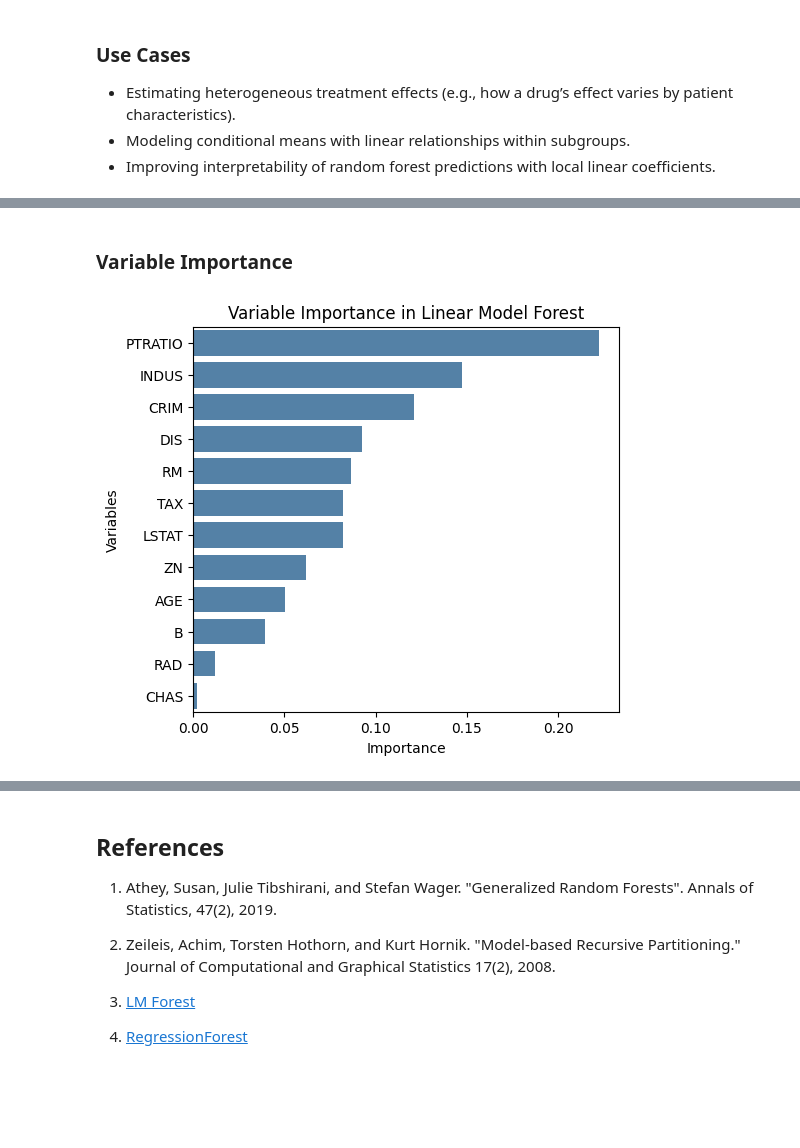
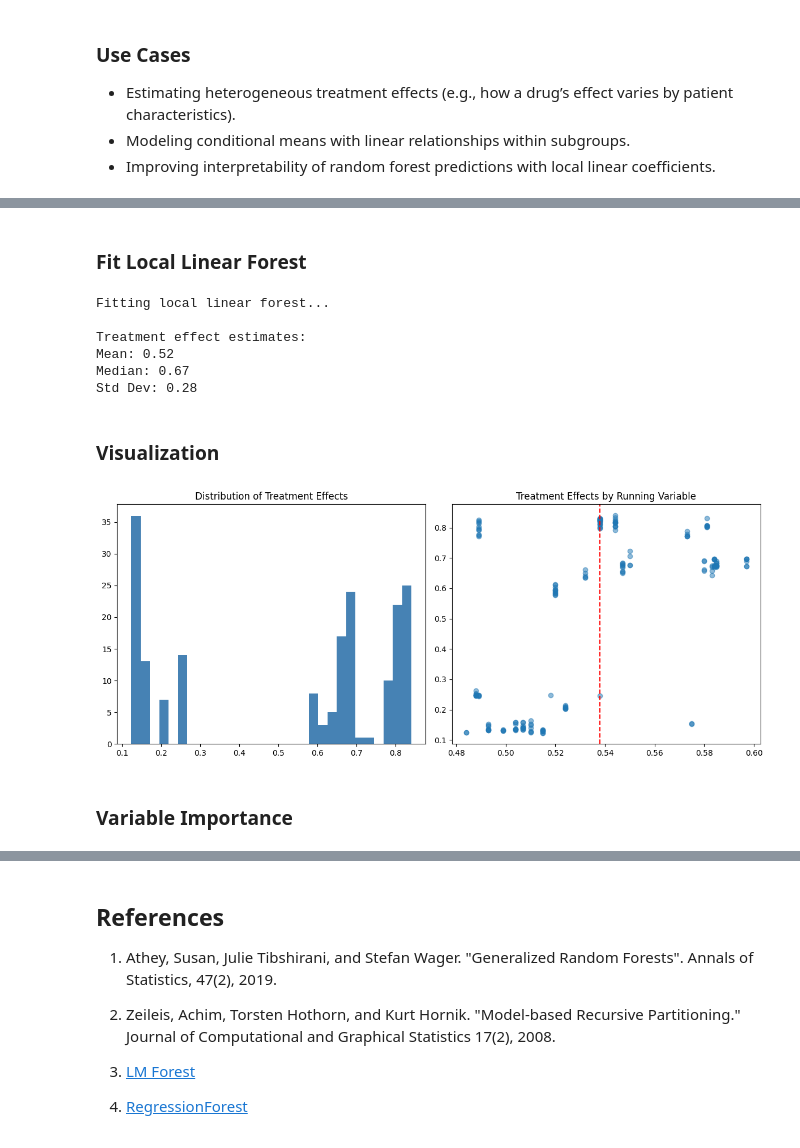
Before and after one commit to zia207/python-colab, a Jupyter notebook: NoteBook/Machine_Learning/Tree_based/03-01-02-08-06-tree-based-models-bagging-grf-linear-model-forest-python.ipynb, the cells around one changed output, grey strips where cells are left out. Saved outputs shown, nothing was run; the diff lists cells and outputs as text; code cells hidden in the pictures; blank space fills up the shorter version.

```diff
--- a/NoteBook/Machine_Learning/Tree_based/03-01-02-08-06-tree-based-models-bagging-grf-linear-model-forest-python.ipynb
+++ b/NoteBook/Machine_Learning/Tree_based/03-01-02-08-06-tree-based-models-bagging-grf-linear-model-forest-python.ipynb
@@ -411,0 +146,15 @@ plt.show()
+# %%
+# Triangular kernel weights
+def triangular_kernel(Z, cutoff, bandwidth):
+    u = (Z - cutoff) / bandwidth
+    return (1 - np.abs(u)) * (np.abs(u) <= 1)
+
+sample_weights = triangular_kernel(Z, cutoff, bandwidth)
+
+# Subset data
+subset = sample_weights > 0
+X_sub = X[subset]
+Y_sub = Y[subset]
+W_sub = W[subset]
+Z_sub = Z[subset]
+weights_sub = sample_weights[subset]
@@ -412,19 +187,42 @@ plt.show()
+# %% [markdown]
+### Fit Local Linear Forest
+# %%
+# Fit the model
+print("Fitting local linear forest...")
+lmf = LocalLinearForest(n_estimators=1000, min_samples_leaf=10)
+lmf.fit(X_sub, Y_sub, W_sub, Z_sub, sample_weights=weights_sub)
+
+# Get treatment effects
+tau_hat = lmf.predict_tau(X_sub)
+
+# Results analysis
+print("\nTreatment effect estimates:")
+print(f"Mean: {np.mean(tau_hat):.2f}")
+print(f"Median: {np.median(tau_hat):.2f}")
+print(f"Std Dev: {np.std(tau_hat):.2f}")
+# %% [output]
+Fitting local linear forest...
+
+Treatment effect estimates:
+Mean: 0.52
+Median: 0.67
+Std Dev: 0.28
+# %% [markdown]
+### Visualization
+# %%
+# Visualization
+plt.figure(figsize=(12, 5))
+plt.subplot(1, 2, 1)
+plt.hist(tau_hat, bins=30, color='steelblue')
+plt.title("Distribution of Treatment Effects")
+
+plt.subplot(1, 2, 2)
+plt.scatter(Z_sub, tau_hat, alpha=0.5)
+plt.axvline(cutoff, color='red', linestyle='--')
+plt.title("Treatment Effects by Running Variable")
+plt.tight_layout()
+plt.show()
+# %% [output]
+[figure, added]
 # %% [markdown]
 ### Variable Importance
-# %%
-# Variable Importance
-importance = np.array(grf.variable_importance(lmf))
-importance_df = pd.DataFrame({
-    'Variable': X.columns,
-    'Importance': importance.flatten()
-}).sort_values('Importance', ascending=False)
-
-# Plot variable importance
-plt.figure(figsize=(5.5, 5))
-sns.barplot(x='Importance', y='Variable', data=importance_df, color='steelblue')
-plt.title("Variable Importance in Linear Model Forest")
-plt.xlabel("Importance")
-plt.ylabel("Variables")
-plt.show()
-# %% [output]
-[figure, removed]
```
Also changed, not shown: parts of 33 cells of this notebook.
